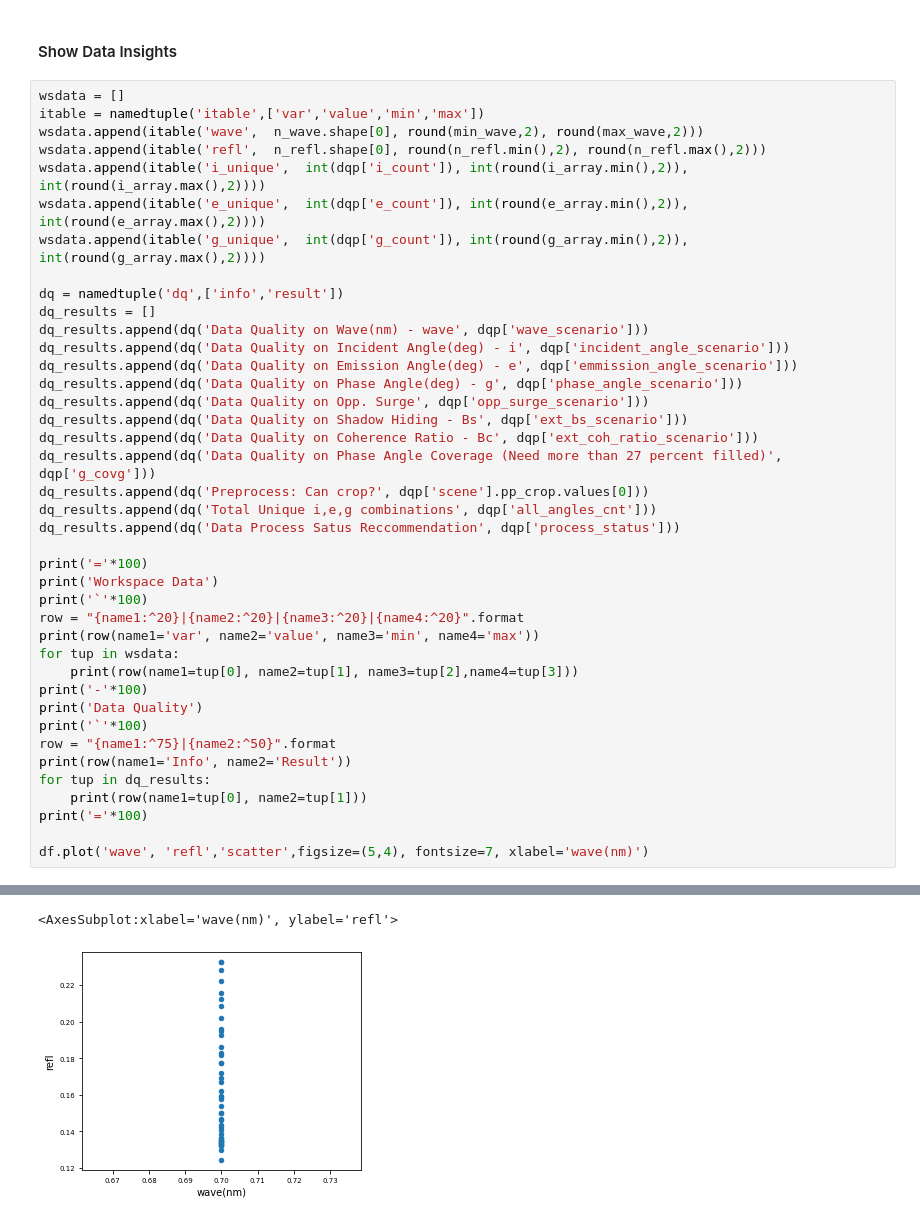
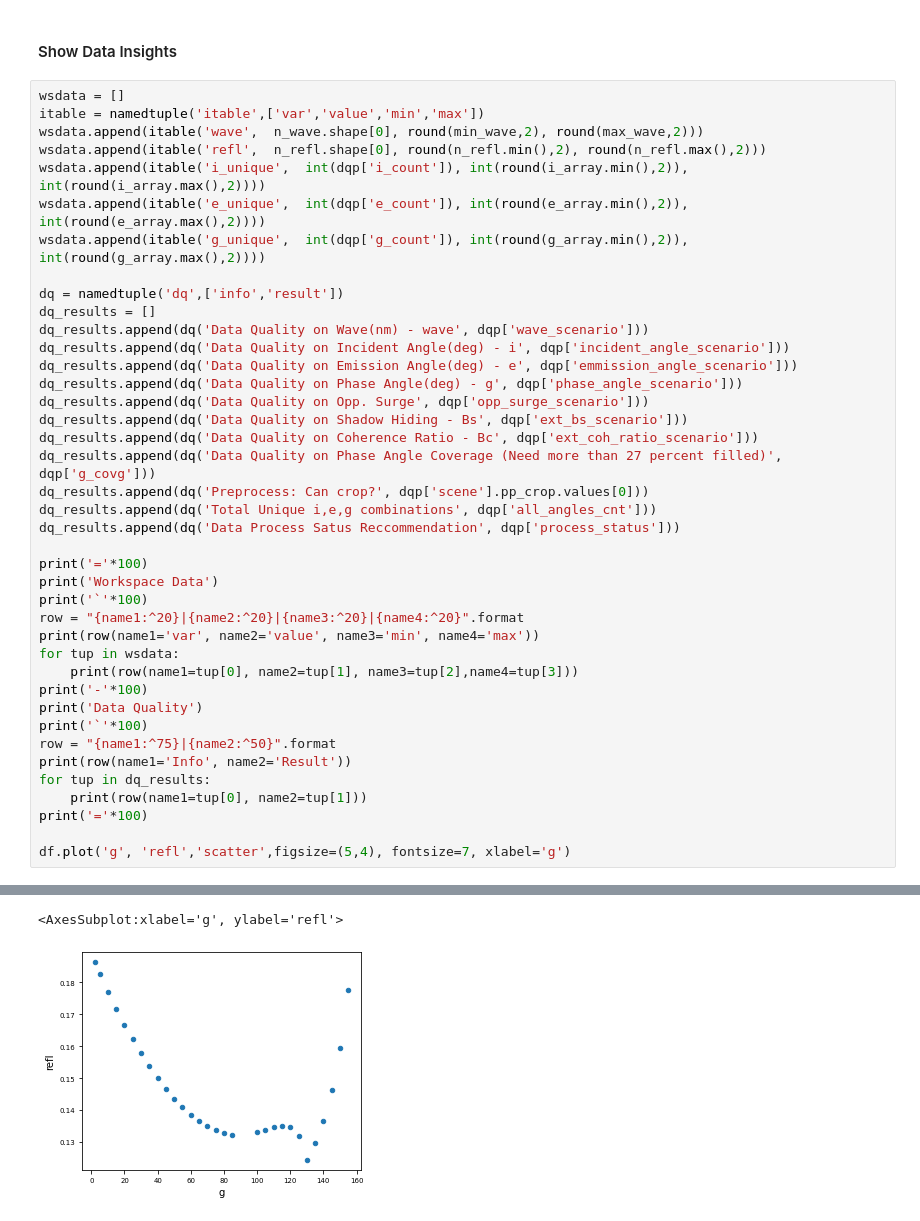
Before and after one commit to aishgamer/Hapke2, a Jupyter notebook: notebooks/Pyswarm-Pilot.ipynb, the cells around one changed output, grey strips where cells are left out. Saved outputs shown, nothing was run; the diff lists cells and outputs as text.

```diff
--- a/notebooks/Pyswarm-Pilot.ipynb
+++ b/notebooks/Pyswarm-Pilot.ipynb
@@ -77,7 +79,7 @@ for tup in dq_results:
     print(row(name1=tup[0], name2=tup[1]))
 print('='*100)
 
-df.plot('wave', 'refl','scatter',figsize=(5,4), fontsize=7, xlabel='wave(nm)')
+df.plot('g', 'refl','scatter',figsize=(5,4), fontsize=7, xlabel='g')
 # %% [output]
 ====================================================================================================
 Workspace Data
@@ -94,7 +96,7 @@ Data Quality
 ... (9 lines left out)
                            Preprocess: Can crop?                           |                        no
                       Total Unique i,e,g combinations                      |                   more_than_n
                     Data Process Satus Reccommendation                     |                      orange
 ====================================================================================================
-<AxesSubplot:xlabel='wave(nm)', ylabel='refl'>
+<AxesSubplot:xlabel='g', ylabel='refl'>
-[figure, old version]
+[figure, new version]
```
Also changed, not shown: parts of 11 cells of this notebook.
